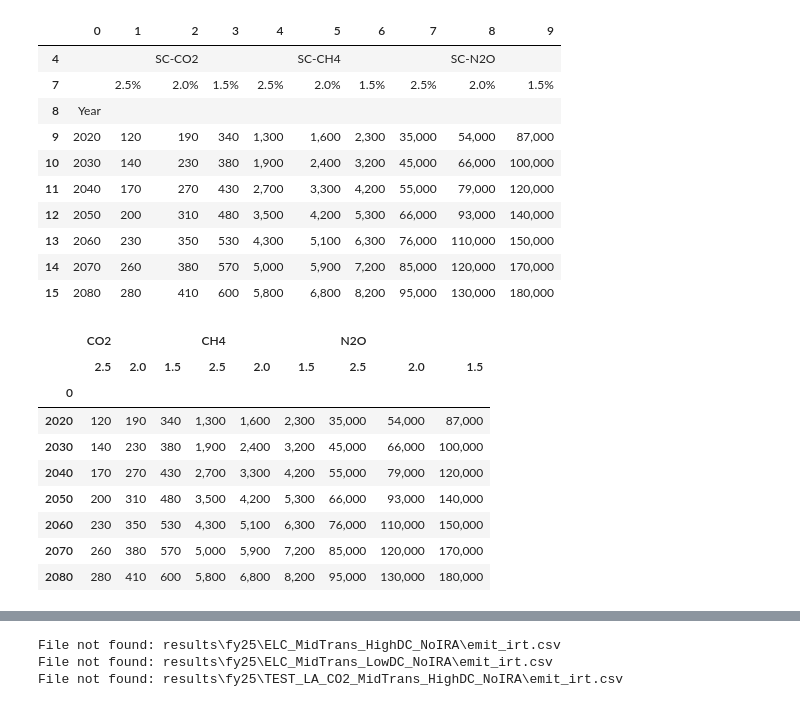
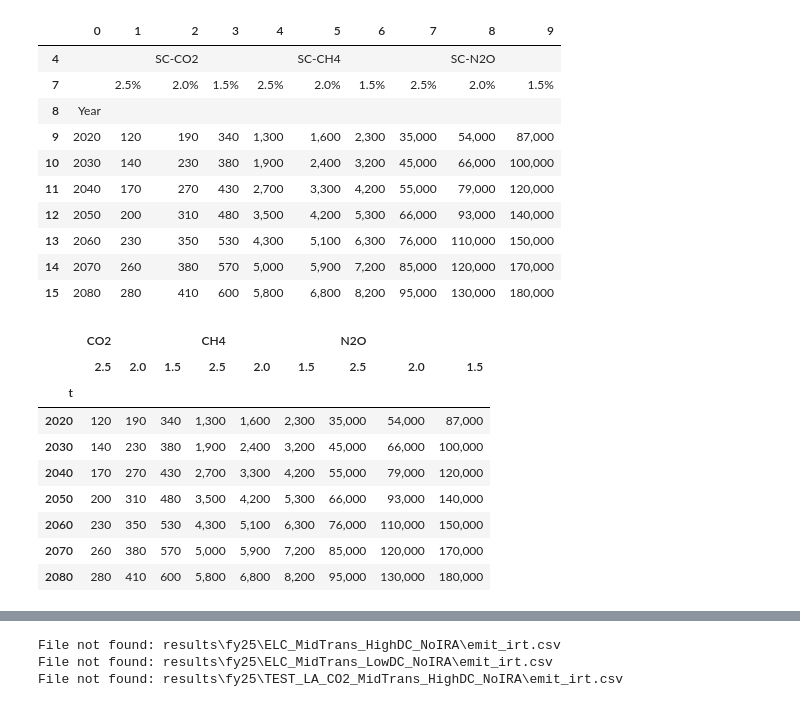
Before and after one commit to ucsusa/reeds-visualizer, a Jupyter notebook: scc_notebook.ipynb, the cells around one changed output, grey strips where cells are left out. Drawn from its saved outputs; the diff is of its cells as text; code cells hidden in the pictures.

```diff
--- a/scc_notebook.ipynb
+++ b/scc_notebook.ipynb
@@ -34,15 +34,19 @@ df = df.set_index(0)
 # %%
 df.columns = pd.MultiIndex.from_product([emit_list, dcr_list])
 # %%
-df.reset_index().drop(labels=[0,1,2]).set_index(0)
+df = df.reset_index().drop(labels=[0,1,2]).set_index(0)
-# %% [output]
-|  | CO2 |  |  | CH4 |  |  | N2O |  |  |
-|  | 2.5 | 2.0 | 1.5 | 2.5 | 2.0 | 1.5 | 2.5 | 2.0 | 1.5 |
-| 0 |  |  |  |  |  |  |  |  |  |
-| 2020 | 120 | 190 | 340 | 1,300 | 1,600 | 2,300 | 35,000 | 54,000 | 87,000 |
-| 2030 | 140 | 230 | 380 | 1,900 | 2,400 | 3,200 | 45,000 | 66,000 | 100,000 |
-| 2040 | 170 | 270 | 430 | 2,700 | 3,300 | 4,200 | 55,000 | 79,000 | 120,000 |
-| 2050 | 200 | 310 | 480 | 3,500 | 4,200 | 5,300 | 66,000 | 93,000 | 140,000 |
-| 2060 | 230 | 350 | 530 | 4,300 | 5,100 | 6,300 | 76,000 | 110,000 | 150,000 |
-| 2070 | 260 | 380 | 570 | 5,000 | 5,900 | 7,200 | 85,000 | 120,000 | 170,000 |
-| 2080 | 280 | 410 | 600 | 5,800 | 6,800 | 8,200 | 95,000 | 130,000 | 180,000 |
+# %%
+df.index.name = 't'
+# %%
+df
+# %% [output]
+|  | CO2 |  |  | CH4 |  |  | N2O |  |  |
+|  | 2.5 | 2.0 | 1.5 | 2.5 | 2.0 | 1.5 | 2.5 | 2.0 | 1.5 |
+| t |  |  |  |  |  |  |  |  |  |
+| 2020 | 120 | 190 | 340 | 1,300 | 1,600 | 2,300 | 35,000 | 54,000 | 87,000 |
+| 2030 | 140 | 230 | 380 | 1,900 | 2,400 | 3,200 | 45,000 | 66,000 | 100,000 |
+| 2040 | 170 | 270 | 430 | 2,700 | 3,300 | 4,200 | 55,000 | 79,000 | 120,000 |
+| 2050 | 200 | 310 | 480 | 3,500 | 4,200 | 5,300 | 66,000 | 93,000 | 140,000 |
+| 2060 | 230 | 350 | 530 | 4,300 | 5,100 | 6,300 | 76,000 | 110,000 | 150,000 |
+| 2070 | 260 | 380 | 570 | 5,000 | 5,900 | 7,200 | 85,000 | 120,000 | 170,000 |
+| 2080 | 280 | 410 | 600 | 5,800 | 6,800 | 8,200 | 95,000 | 130,000 | 180,000 |
```
Also changed, not shown: parts of 20 cells of this notebook, 50 other files.
